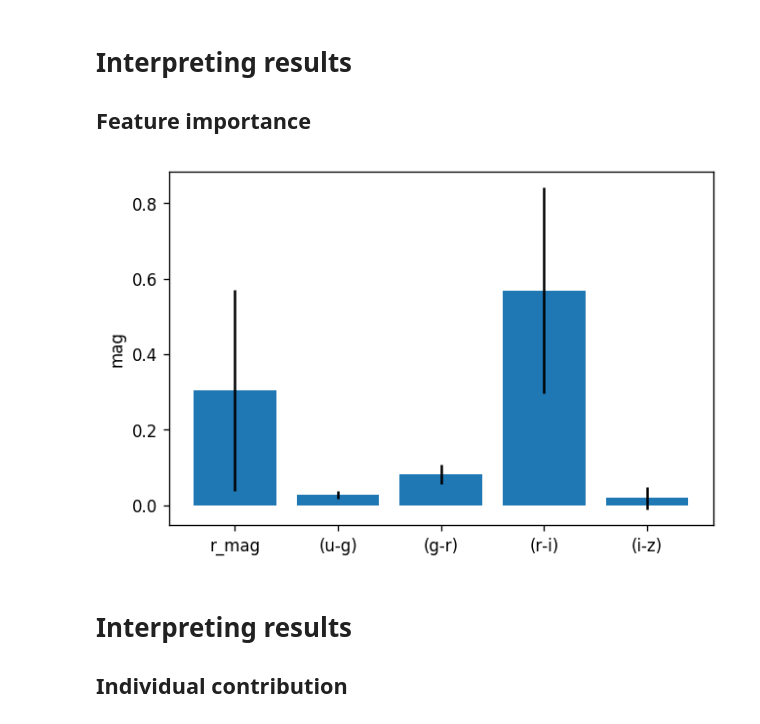
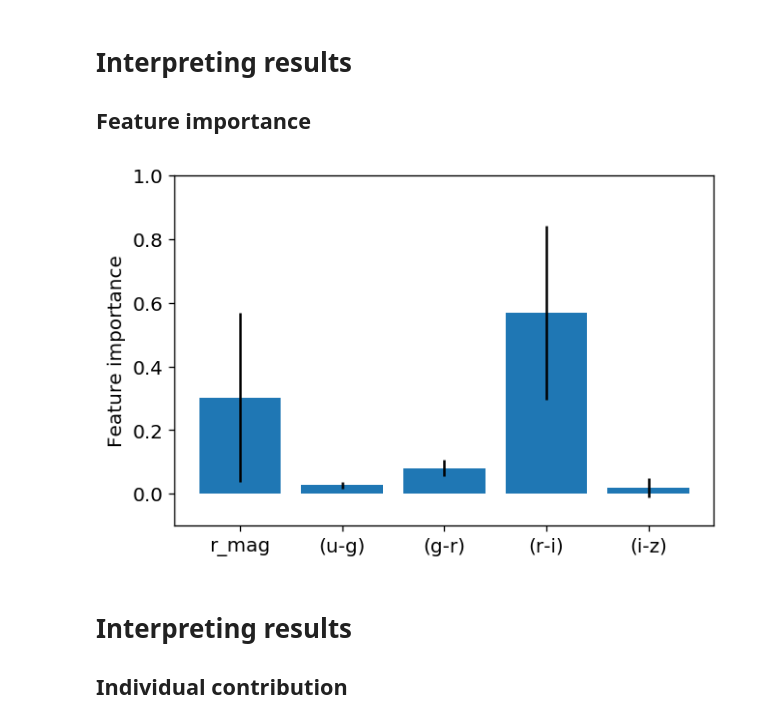
Before and after one commit to PierreGratier/AIISL, a Jupyter notebook: AIISL.ipynb, the cells around one changed output. Drawn from its saved outputs; the diff is of its cells as text; code cells hidden in the pictures.

Commit message:
Correct ylabel for feature selection figure

```diff
--- a/AIISL.ipynb
+++ b/AIISL.ipynb
@@ -762,14 +762,15 @@ For a forest of 200 trees and optimised parameters:
 # %%
 std = np.std([tree.feature_importances_ for tree in rf.estimators_],
              axis=0)
 
 pl.bar(range(5),rf.feature_importances_,yerr=std)
-pl.ylabel('mag')
+pl.ylabel('Feature importance')
 pl.xticks([0,1,2,3,4],t.colnames[1:])
+pl.ylim([-0.1,1])
 pl.xticks
 pl.show()
 # %% [output]
-[figure, old version]
+[figure, new version]
 # %% [markdown]
 # Interpreting results
 ## Individual contribution
```
Also changed, not shown: parts of 1 cell of this notebook.
